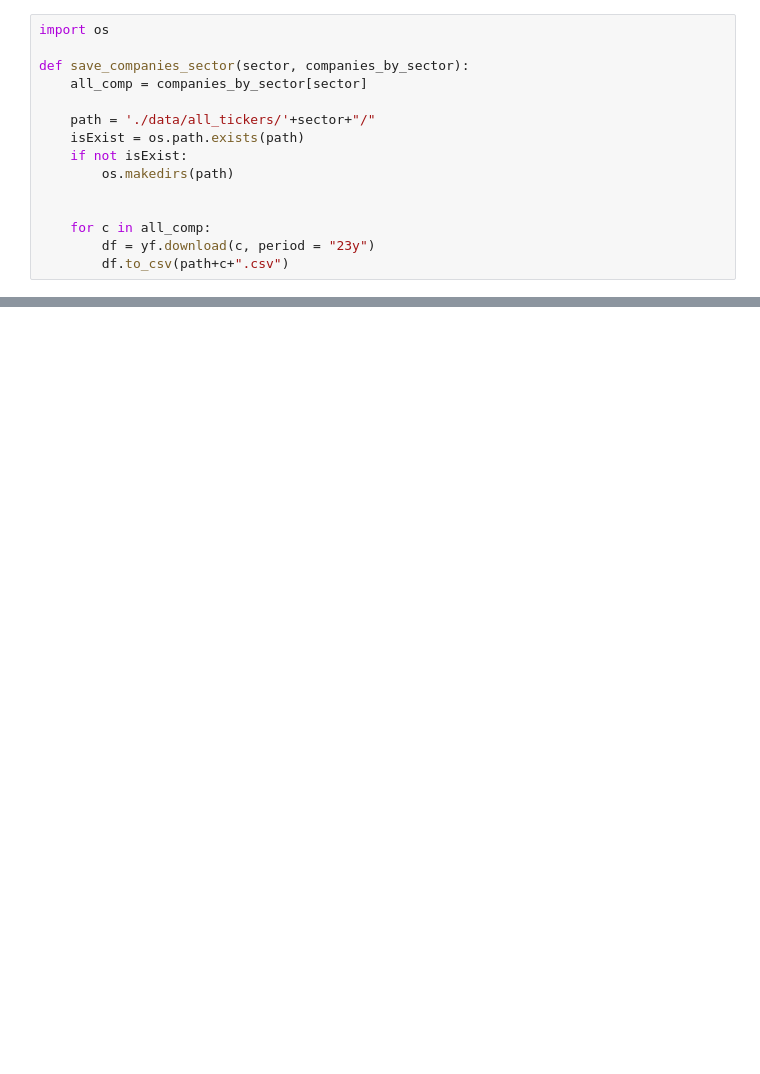
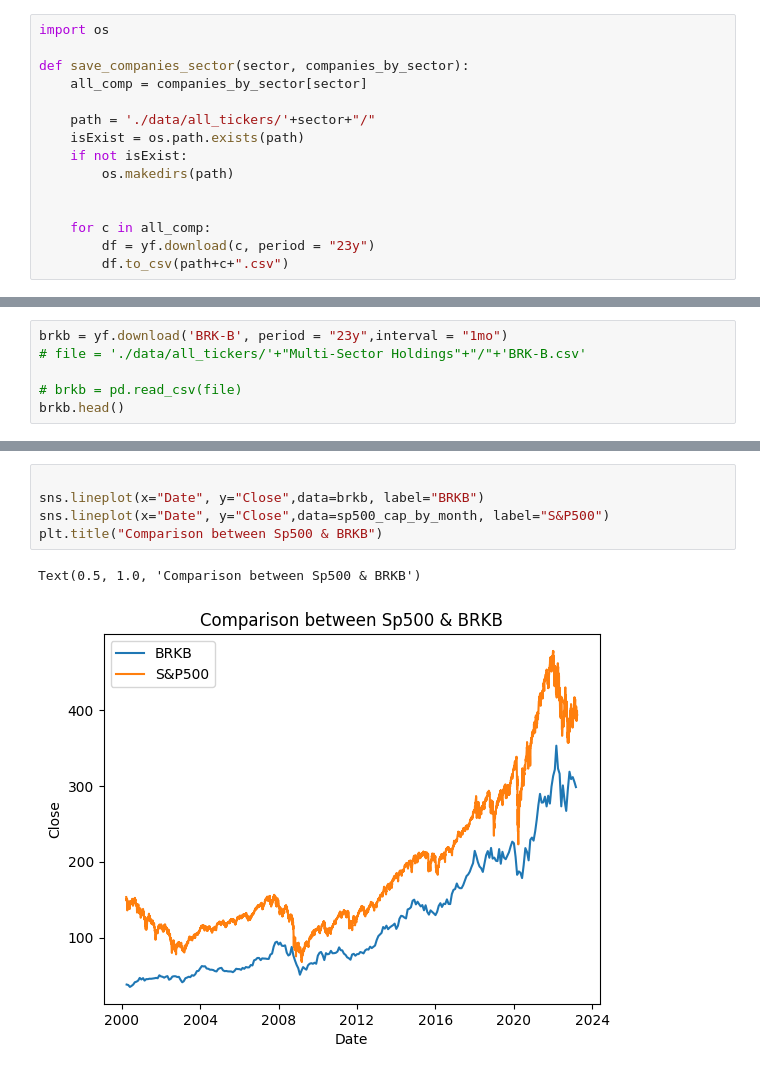
Before and after one commit to PhDNoe/PI_SP500, a Jupyter notebook: EDA/Initial_Eda.ipynb, the cells around one changed output, grey strips where cells are left out. Drawn from its saved outputs; the diff is of its cells as text; blank space fills up the shorter version.

```diff
--- a/EDA/Initial_Eda.ipynb
+++ b/EDA/Initial_Eda.ipynb
@@ -341,0 +422,6 @@ posibilities = ['Health Care Equipment','Pharmaceuticals','IT Consulting & Other
+# %%
+brkb = yf.download('BRK-B', period = "23y",interval = "1mo")
+# file = './data/all_tickers/'+"Multi-Sector Holdings"+"/"+'BRK-B.csv'
+
+# brkb = pd.read_csv(file)
+brkb.head()
@@ -341,0 +437,8 @@ posibilities = ['Health Care Equipment','Pharmaceuticals','IT Consulting & Other
+# %%
+
+sns.lineplot(x="Date", y="Close",data=brkb, label="BRKB")
+sns.lineplot(x="Date", y="Close",data=sp500_cap_by_month, label="S&P500")
+plt.title("Comparison between Sp500 & BRKB")
+# %% [output]
+Text(0.5, 1.0, 'Comparison between Sp500 & BRKB')
+[figure, added]
```
Also changed, not shown: parts of 55 cells of this notebook, 19 other files.
